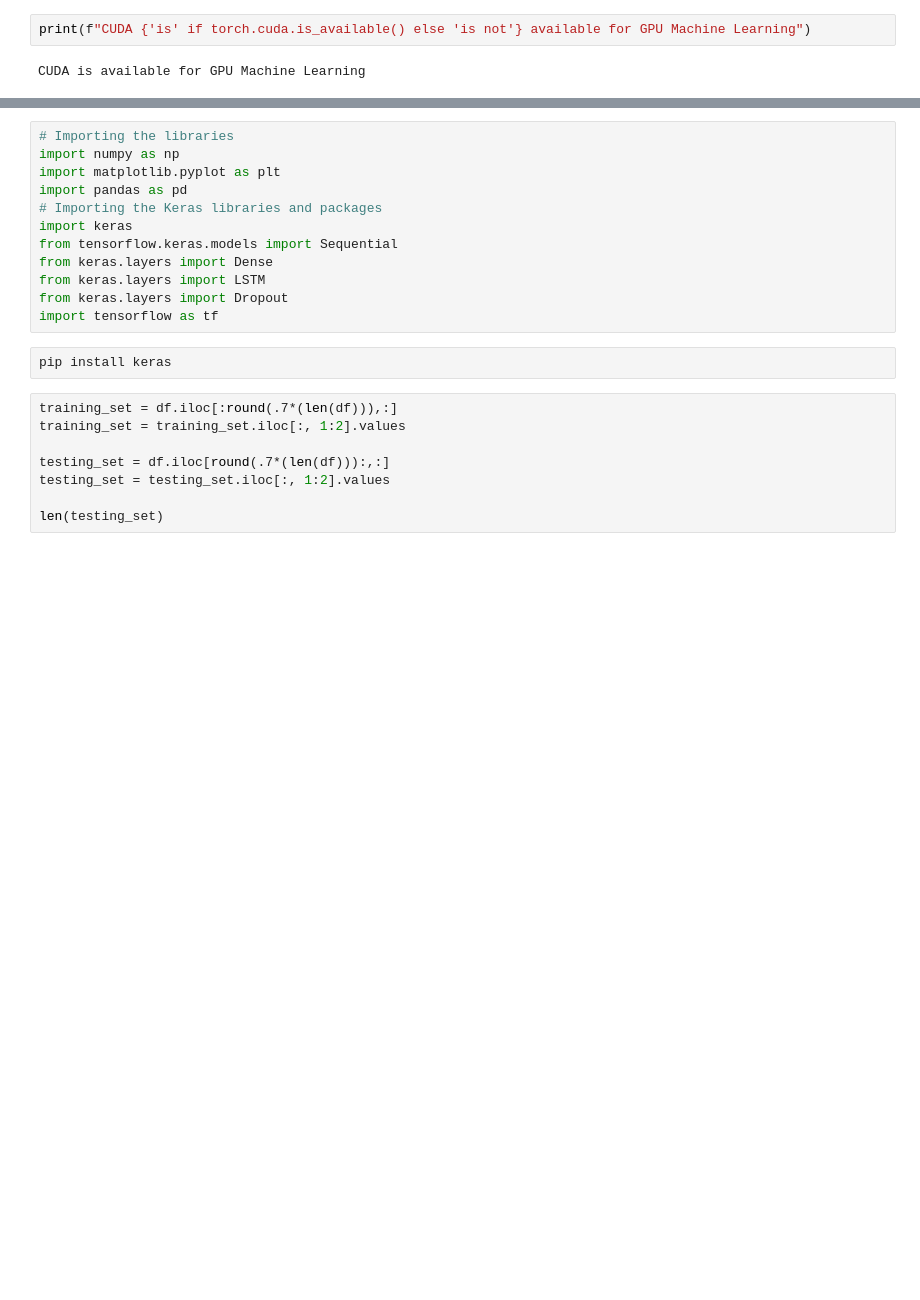
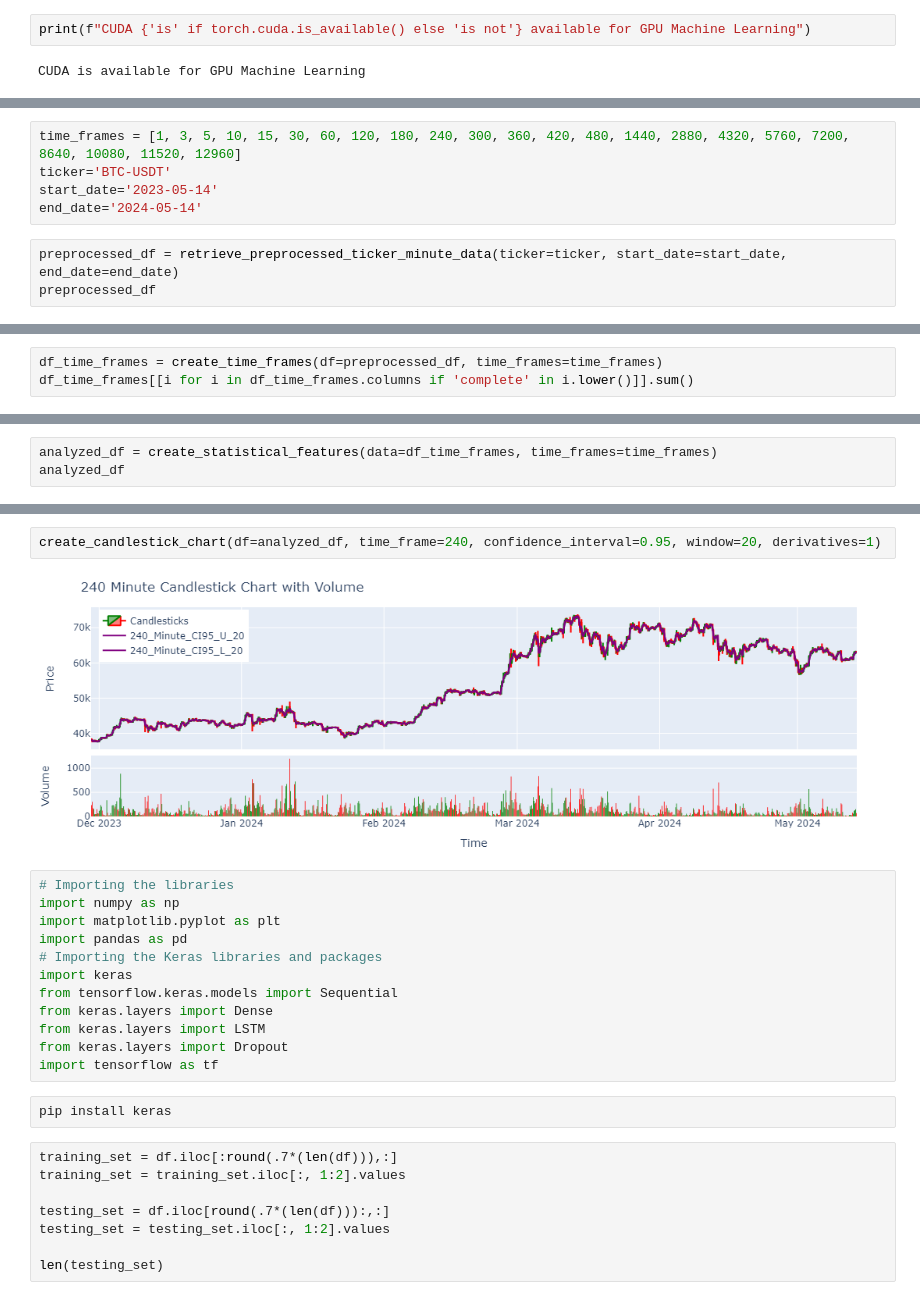
Before and after one commit to amrambouskila/Binance-Trading-Bot, a Jupyter notebook: cryptoFeed.ipynb, the cells around one changed output, grey strips where cells are left out. Cells and saved outputs as stored; diff of their text form; blank space fills up the shorter version.

```diff
--- a/cryptoFeed.ipynb
+++ b/cryptoFeed.ipynb
@@ -175,0 +301,8 @@ create_candlestick_chart(historic_btc)
+# %%
+time_frames = [1, 3, 5, 10, 15, 30, 60, 120, 180, 240, 300, 360, 420, 480, 1440, 2880, 4320, 5760, 7200, 8640, 10080, 11520, 12960]
+ticker='BTC-USDT'
+start_date='2023-05-14'
+end_date='2024-05-14'
+# %%
+preprocessed_df = retrieve_preprocessed_ticker_minute_data(ticker=ticker, start_date=start_date, end_date=end_date)
+preprocessed_df
@@ -175,0 +324,3 @@ create_candlestick_chart(historic_btc)
+# %%
+df_time_frames = create_time_frames(df=preprocessed_df, time_frames=time_frames)
+df_time_frames[[i for i in df_time_frames.columns if 'complete' in i.lower()]].sum()
@@ -175,0 +362,3 @@ create_candlestick_chart(historic_btc)
+# %%
+analyzed_df = create_statistical_features(data=df_time_frames, time_frames=time_frames)
+analyzed_df
@@ -176,3 +379,7 @@ create_candlestick_chart(historic_btc)
+# %%
+create_candlestick_chart(df=analyzed_df, time_frame=240, confidence_interval=0.95, window=20, derivatives=1)
+# %% [output]
+[figure, added]
 # %%
 # Importing the libraries
 import numpy as np
```
Also changed, not shown: parts of 13 cells of this notebook, 1 other file.
